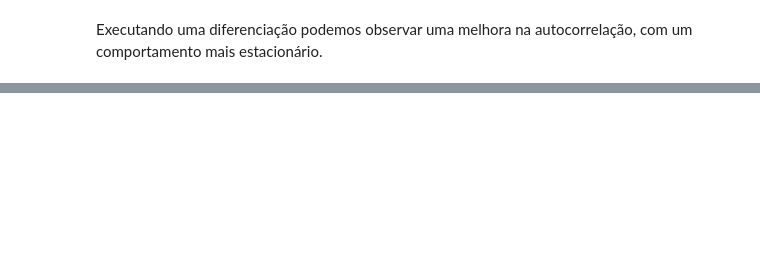
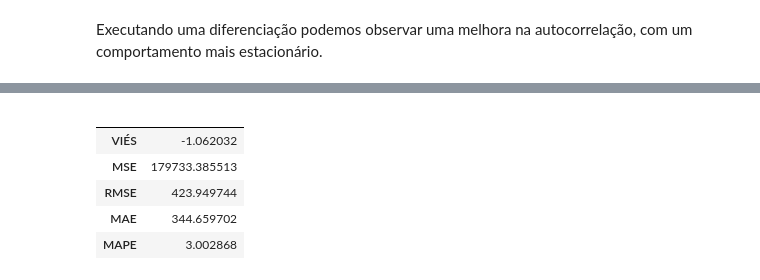
Before and after one commit to ailsonramon/timeseries, a Jupyter notebook: TS_daily_analysis_energy_2000_2021_Brazillian_Northeast_Region.ipynb, the cells around one changed output, grey strips where cells are left out. Saved outputs shown, nothing was run; the diff lists cells and outputs as text; code cells hidden in the pictures; blank space fills up the shorter version.

```diff
--- a/TS_daily_analysis_energy_2000_2021_Brazillian_Northeast_Region.ipynb
+++ b/TS_daily_analysis_energy_2000_2021_Brazillian_Northeast_Region.ipynb
@@ -642,3 +664,17 @@ plt.plot(model_test.predict(typ='levels'))
+# %%
+from math import sqrt
+from sklearn.metrics import mean_squared_error, mean_absolute_error, mean_absolute_error
+
+def check_erro(orig, prev, nome_col='', nome_indice=''):
+    vies = np.mean(orig - prev)
+    mse = mean_squared_error(orig, prev)
+    rmse = sqrt(mean_squared_error(orig, prev))
+    mae = mean_absolute_error(orig, prev)
+    mape = np.mean(np.abs((orig - prev) / orig)) * 100
+    grupo_erro = [vies, mse, rmse, mae, mape]
+    serie = pd.DataFrame(grupo_erro, index=['VIÉS','MSE','RMSE','MAE', 'MAPE'], columns=[nome_col])
+    serie.index.name = nome_indice
+    return serie
 # %%
 configs = [(1, 1, 0), (1, 1, 1), (1, 1, 2), (1, 1, 3), (2, 1, 0), (2, 1, 1), (2, 1, 2), (2, 1, 3), (3, 1, 0), (3, 1, 1), (3,1, 2), (3, 1, 3)]
 best = 192416
@@ -665,0 +711,13 @@ Melhor resultado:(3, 1, 3), 179697.26554120722
+# %%
+arima312 = ARIMA(train["Megawatts(MW)"].fillna(0), freq="D", order=(3,1,3)).fit()
+arima312_test = ARIMA(df_test["Megawatts(MW)"].fillna(0), freq='D', order=(3,1,3)).fit(arima312.params)
+erro_treino = check_erro(df_test["Megawatts(MW)"][1:], arima312_test.predict(typ='levels'))
+erro_treino
+# %% [output]
+|  |  |
+|  |  |
+| VIÉS | -1.062032 |
+| MSE | 179733.385513 |
+| RMSE | 423.949744 |
+| MAE | 344.659702 |
+| MAPE | 3.002868 |
```
Also changed, not shown: parts of 7 cells of this notebook.
